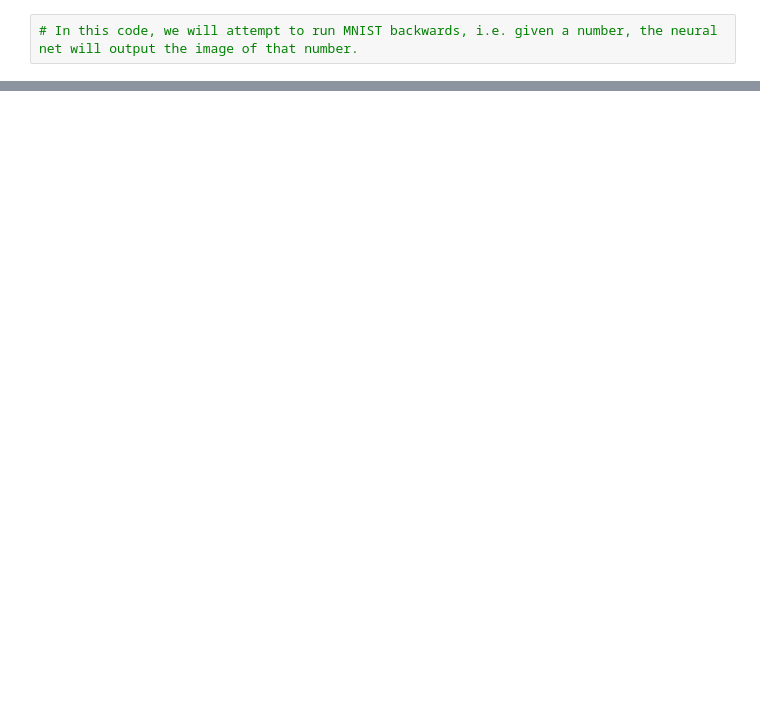
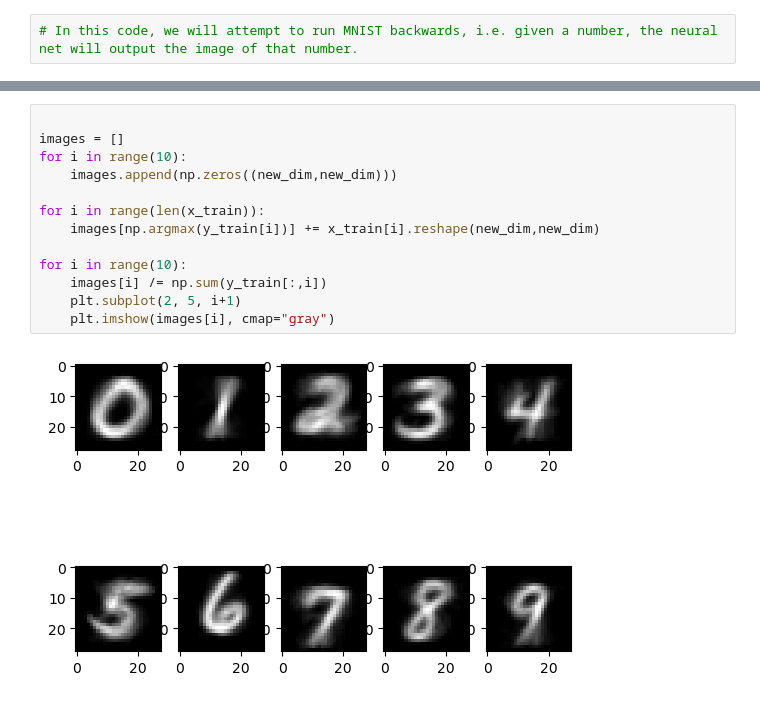
Before and after one commit to m-u-nee/generic_neural_network_implementation, a Jupyter notebook: backwards_mnist.ipynb, the cells around one changed output, grey strips where cells are left out. Saved outputs shown, nothing was run; the diff lists cells and outputs as text; blank space fills up the shorter version.

```diff
--- a/backwards_mnist.ipynb
+++ b/backwards_mnist.ipynb
@@ -77,0 +69,15 @@ for i in range(10):
+# %%
+
+images = []
+for i in range(10):
+    images.append(np.zeros((new_dim,new_dim)))
+
+for i in range(len(x_train)):
+    images[np.argmax(y_train[i])] += x_train[i].reshape(new_dim,new_dim)
+
+for i in range(10):
+    images[i] /= np.sum(y_train[:,i])
+    plt.subplot(2, 5, i+1)
+    plt.imshow(images[i], cmap="gray")
+# %% [output]
+[figure, added]
```
Also changed, not shown: parts of 4 cells of this notebook.
